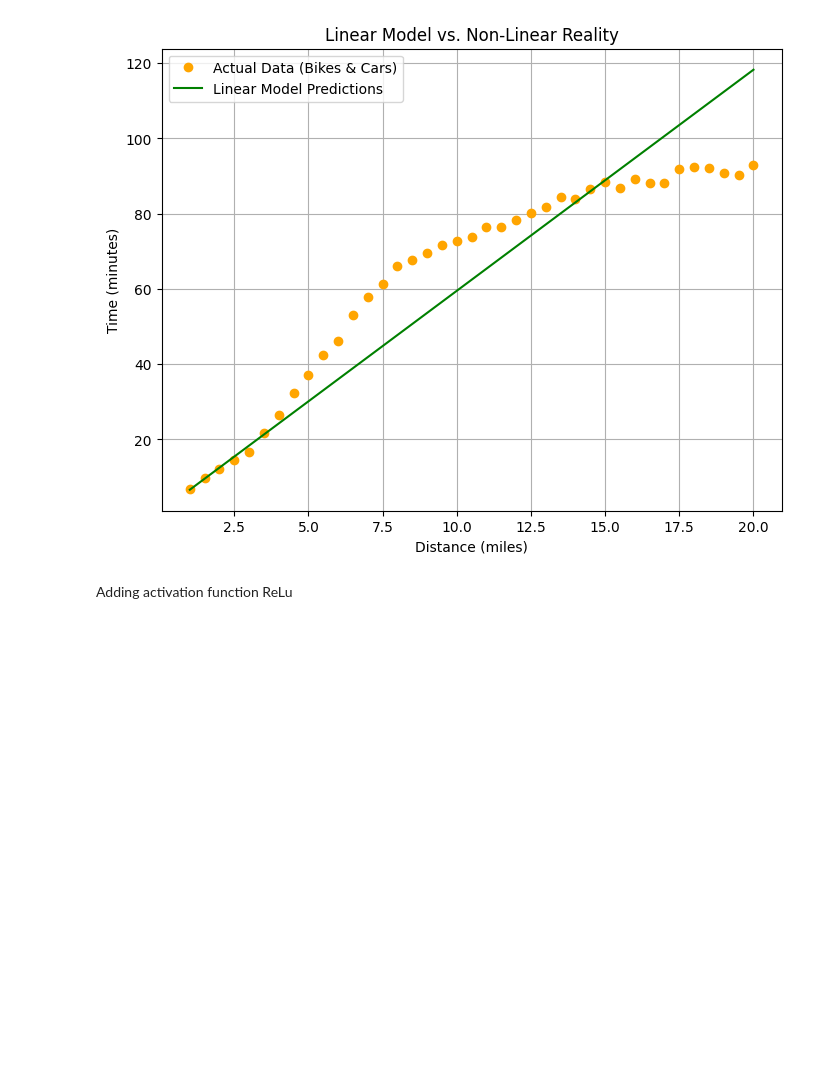
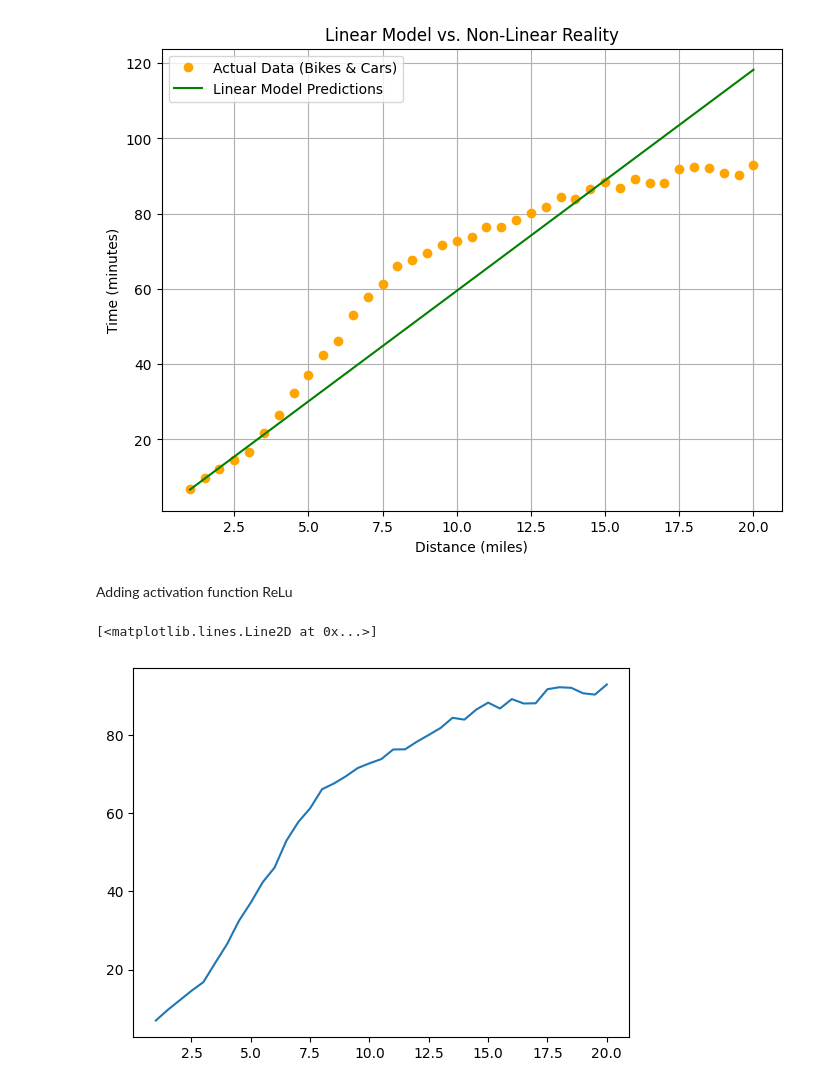
Before and after one commit to keshav20004/AI-Pytorch, a Jupyter notebook: Pytorch.ipynb, the cells around one changed output. Cells and saved outputs as stored; diff of their text form; code cells hidden in the pictures; blank space fills up the shorter version.

```diff
--- a/Pytorch.ipynb
+++ b/Pytorch.ipynb
@@ -208,3 +208,8 @@ times = torch.tensor([
     [76.34], [76.38], [78.34], [80.07], [81.86], [84.45], [83.98], [86.55], [88.33], [86.83],
     [89.24], [88.11], [88.16], [91.77], [92.27], [92.13], [90.73], [90.39], [92.98]
 ], dtype=torch.float32)
+# %%
+plt.plot(distances,times)
+# %% [output]
+[<matplotlib.lines.Line2D at 0x...>]
+[figure, added]
```
